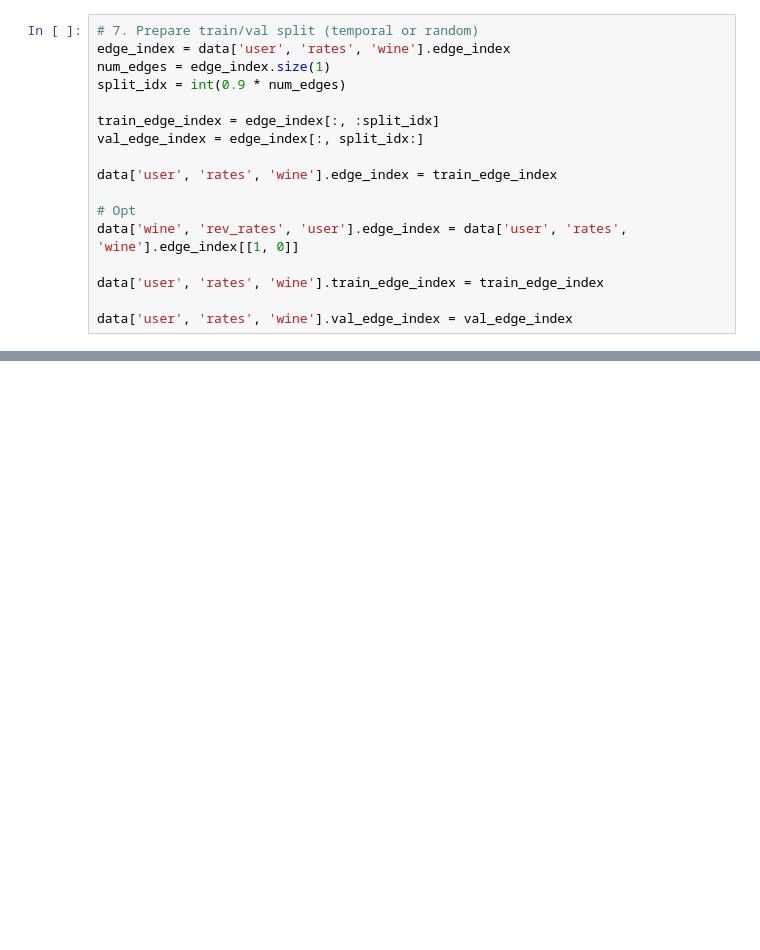
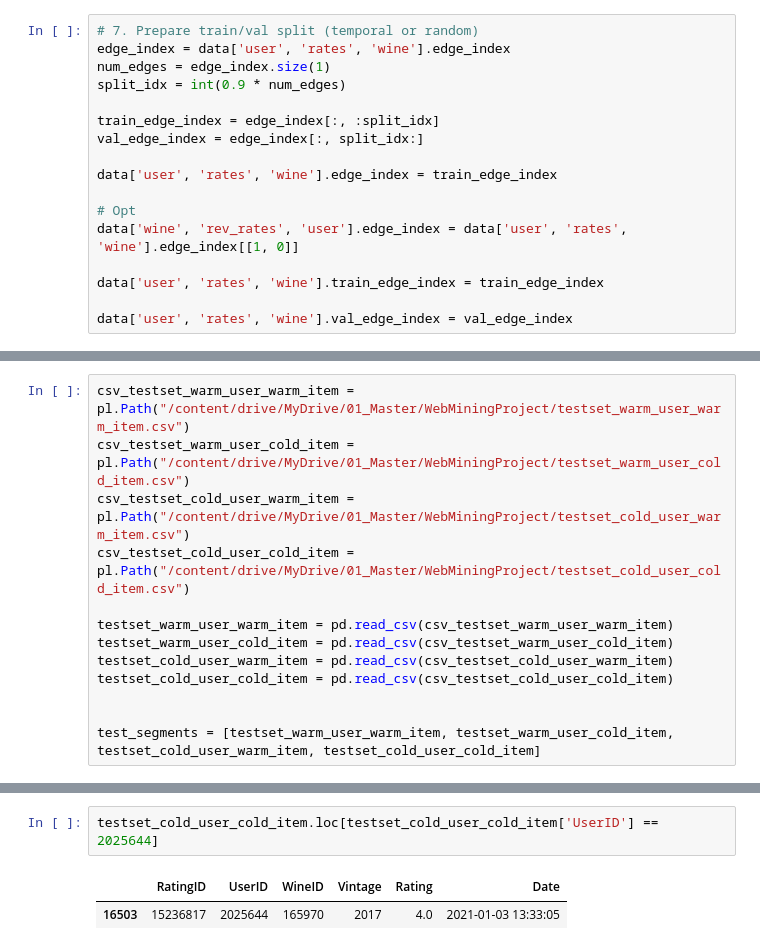
Before and after one commit to vincelemke99/Web-Mining, a Jupyter notebook: Recommender_Models/Graphs/GraphSAGE_XWines.ipynb, the cells around one changed output, grey strips where cells are left out. Saved outputs shown, nothing was run; the diff lists cells and outputs as text; blank space fills up the shorter version.

```diff
--- a/Recommender_Models/Graphs/GraphSAGE_XWines.ipynb
+++ b/Recommender_Models/Graphs/GraphSAGE_XWines.ipynb
@@ -241,0 +435,13 @@ Validation MSE: 0.5926
+# %%
+csv_testset_warm_user_warm_item = pl.Path("/content/drive/MyDrive/01_Master/WebMiningProject/testset_warm_user_warm_item.csv")
+csv_testset_warm_user_cold_item = pl.Path("/content/drive/MyDrive/01_Master/WebMiningProject/testset_warm_user_cold_item.csv")
+csv_testset_cold_user_warm_item = pl.Path("/content/drive/MyDrive/01_Master/WebMiningProject/testset_cold_user_warm_item.csv")
+csv_testset_cold_user_cold_item = pl.Path("/content/drive/MyDrive/01_Master/WebMiningProject/testset_cold_user_cold_item.csv")
+
+testset_warm_user_warm_item = pd.read_csv(csv_testset_warm_user_warm_item)
+testset_warm_user_cold_item = pd.read_csv(csv_testset_warm_user_cold_item)
+testset_cold_user_warm_item = pd.read_csv(csv_testset_cold_user_warm_item)
+testset_cold_user_cold_item = pd.read_csv(csv_testset_cold_user_cold_item)
+
+
+test_segments = [testset_warm_user_warm_item, testset_warm_user_cold_item, testset_cold_user_warm_item, testset_cold_user_cold_item]
@@ -241,0 +637,5 @@ Validation MSE: 0.5926
+# %%
+testset_cold_user_cold_item.loc[testset_cold_user_cold_item['UserID'] == 2025644]
+# %% [output]
+|  | RatingID | UserID | WineID | Vintage | Rating | Date |
+| 16503 | 15236817 | 2025644 | 165970 | 2017 | 4.0 | 2021-01-03 13:33:05 |
```
Also changed, not shown: parts of 29 cells of this notebook.
